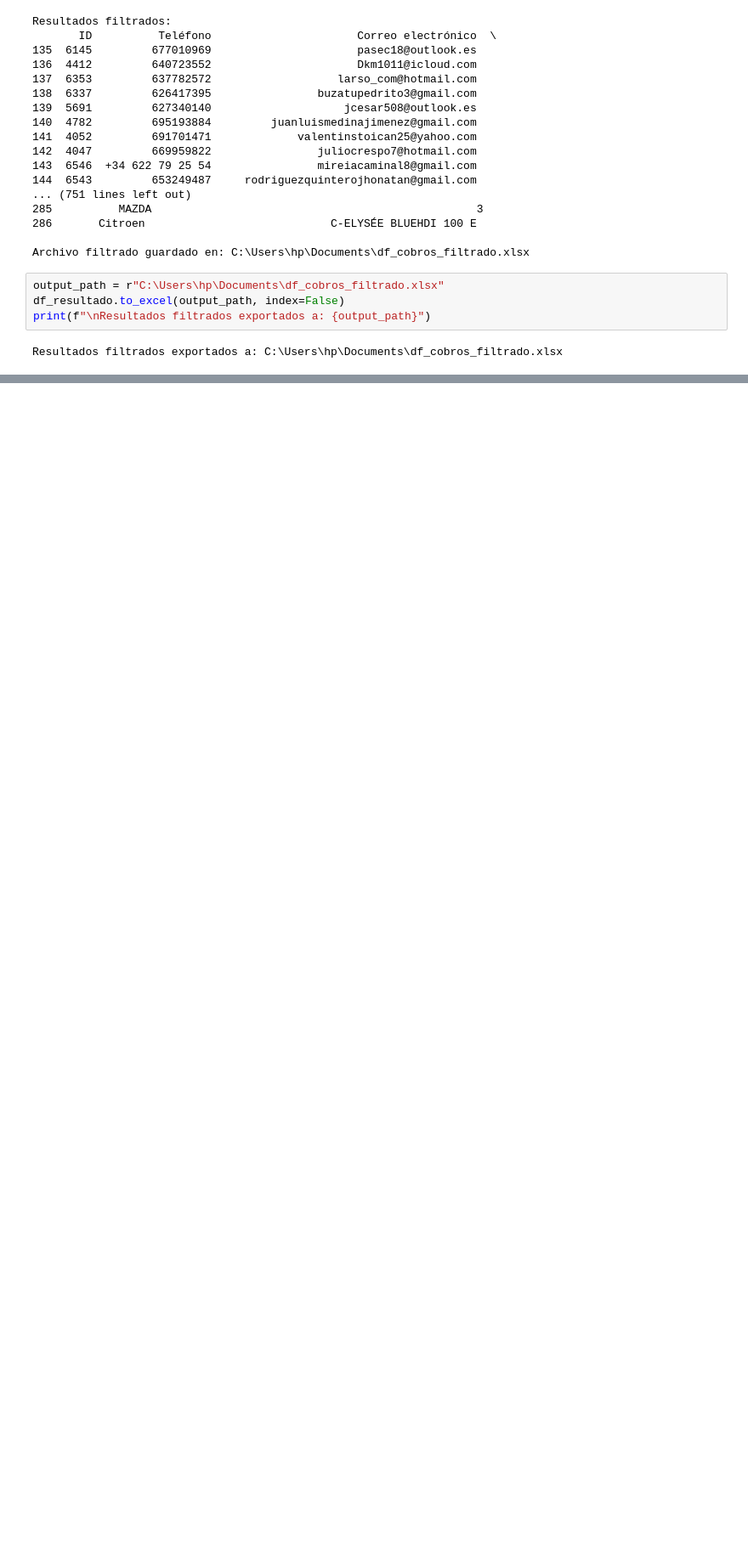
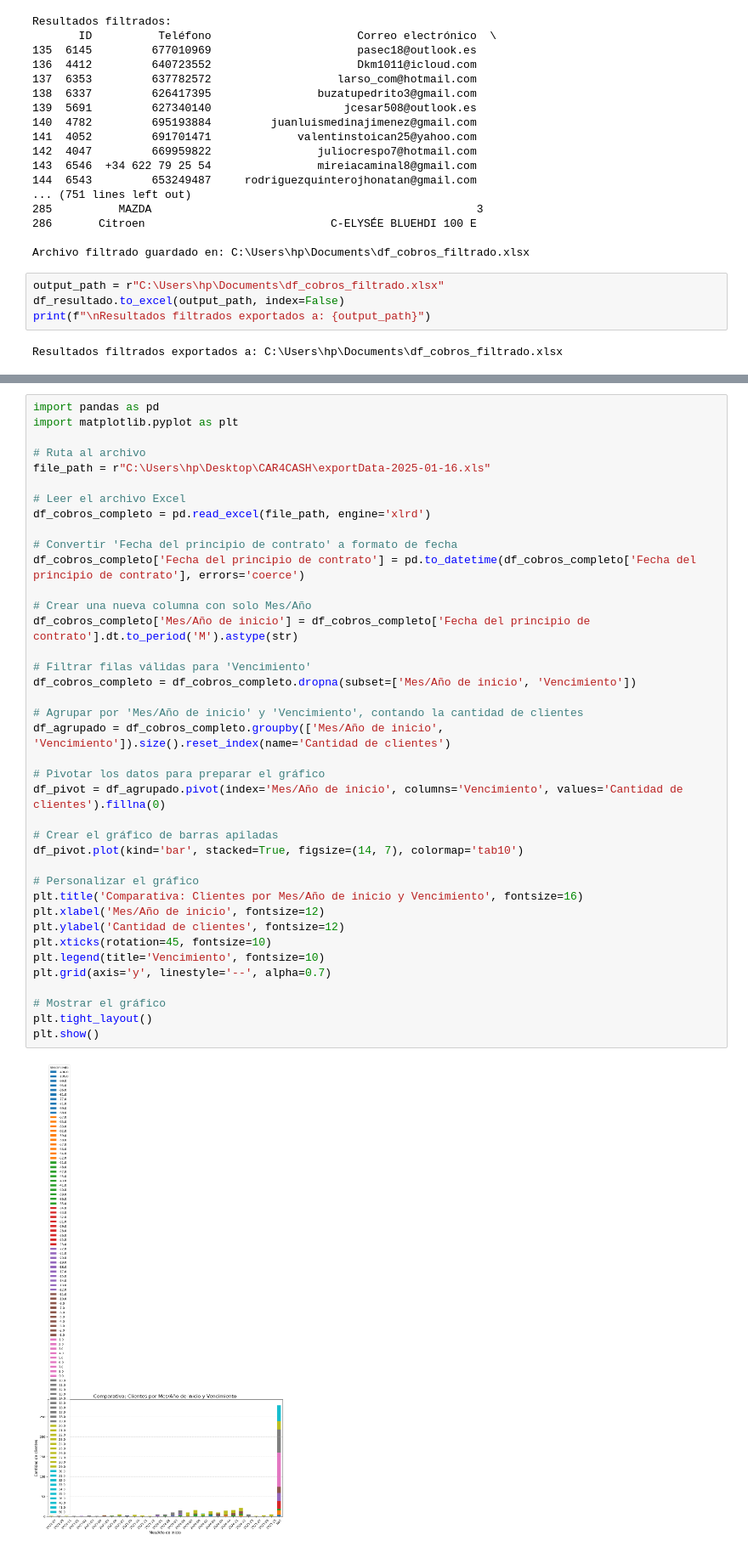
Before and after one commit to hardrockcae/CAR4CASH, a Jupyter notebook: 16.01.2025_cobros_M2_15.ipynb, the cells around one changed output, grey strips where cells are left out. Shown at 85% size. Drawn from its saved outputs; the diff is of its cells as text; blank space fills up the shorter version.

```diff
--- a/16.01.2025_cobros_M2_15.ipynb
+++ b/16.01.2025_cobros_M2_15.ipynb
@@ -241,0 +311,41 @@ Resultados filtrados exportados a: C:\Users\hp\Documents\df_cobros_filtrado.xlsx
+# %%
+import pandas as pd
+import matplotlib.pyplot as plt
+
+# Ruta al archivo
+file_path = r"C:\Users\hp\Desktop\CAR4CASH\exportData-2025-01-16.xls"
+
+# Leer el archivo Excel
+df_cobros_completo = pd.read_excel(file_path, engine='xlrd')
+
+# Convertir 'Fecha del principio de contrato' a formato de fecha
+df_cobros_completo['Fecha del principio de contrato'] = pd.to_datetime(df_cobros_completo['Fecha del principio de contrato'], errors='coerce')
+
+# Crear una nueva columna con solo Mes/Año
+df_cobros_completo['Mes/Año de inicio'] = df_cobros_completo['Fecha del principio de contrato'].dt.to_period('M').astype(str)
+
+# Filtrar filas válidas para 'Vencimiento'
+df_cobros_completo = df_cobros_completo.dropna(subset=['Mes/Año de inicio', 'Vencimiento'])
+
+# Agrupar por 'Mes/Año de inicio' y 'Vencimiento', contando la cantidad de clientes
+df_agrupado = df_cobros_completo.groupby(['Mes/Año de inicio', 'Vencimiento']).size().reset_index(name='Cantidad de clientes')
+
+# Pivotar los datos para preparar el gráfico
+df_pivot = df_agrupado.pivot(index='Mes/Año de inicio', columns='Vencimiento', values='Cantidad de clientes').fillna(0)
+
+# Crear el gráfico de barras apiladas
+df_pivot.plot(kind='bar', stacked=True, figsize=(14, 7), colormap='tab10')
+
+# Personalizar el gráfico
+plt.title('Comparativa: Clientes por Mes/Año de inicio y Vencimiento', fontsize=16)
+plt.xlabel('Mes/Año de inicio', fontsize=12)
+plt.ylabel('Cantidad de clientes', fontsize=12)
+plt.xticks(rotation=45, fontsize=10)
+plt.legend(title='Vencimiento', fontsize=10)
+plt.grid(axis='y', linestyle='--', alpha=0.7)
+
+# Mostrar el gráfico
+plt.tight_layout()
+plt.show()
+# %% [output]
+[figure, added]
```
Also changed, not shown: parts of 6 cells of this notebook.
